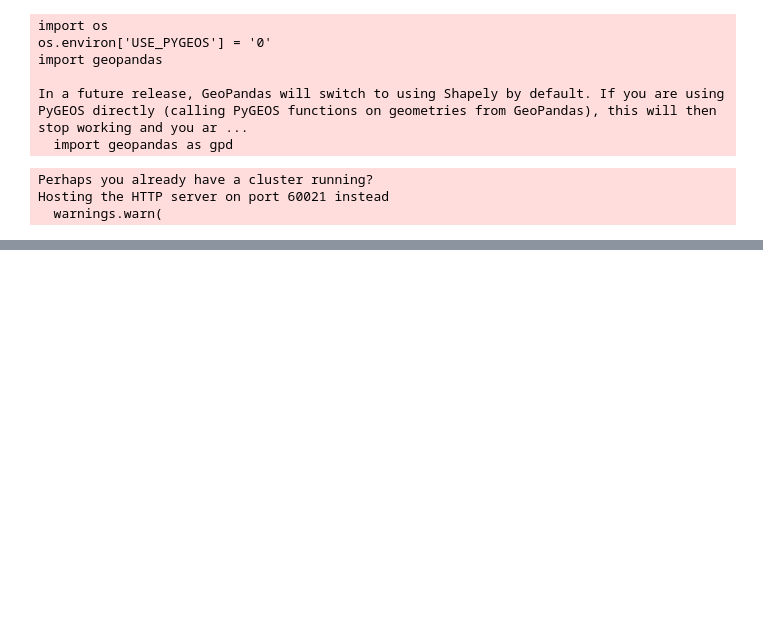
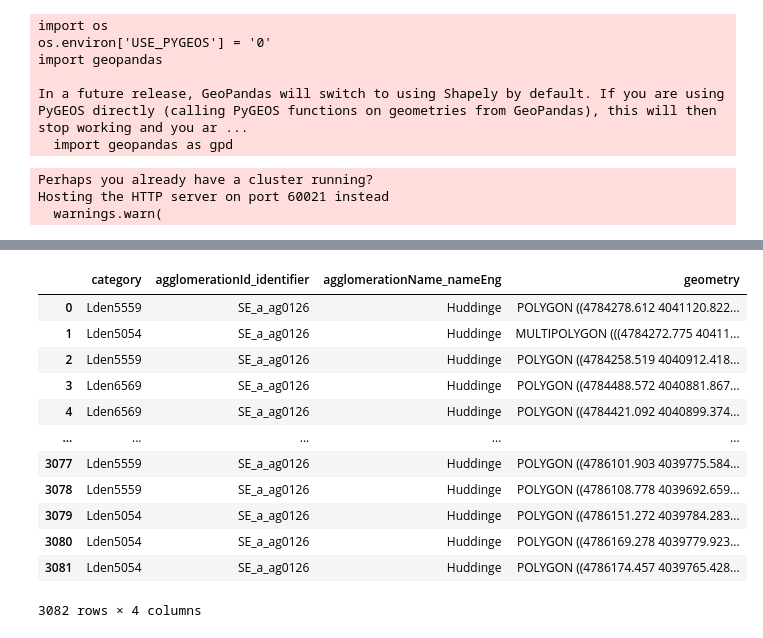
Before and after one commit to ubachr/GQA, a Jupyter notebook: example_usage_v2.ipynb, the cells around one changed output, grey strips where cells are left out. Drawn from its saved outputs; the diff is of its cells as text; code cells hidden in the pictures; blank space fills up the shorter version.

```diff
--- a/example_usage_v2.ipynb
+++ b/example_usage_v2.ipynb
@@ -309,3 +309,19 @@ print(agl_error_ls)
 SE-GEOSTAT21_018-SE_a_ag0126-Huddinge
 1 country for this urban centre
 ncm
+# %%
+ncm_agl
+# %% [output]
+|  | category | agglomerationId_identifier | agglomerationName_nameEng | geometry |
+| 0 | Lden5559 | SE_a_ag0126 | Huddinge | POLYGON ((4784278.612 4041120.822... |
+| 1 | Lden5054 | SE_a_ag0126 | Huddinge | MULTIPOLYGON (((4784272.775 40411... |
+| 2 | Lden5559 | SE_a_ag0126 | Huddinge | POLYGON ((4784258.519 4040912.418... |
+| 3 | Lden6569 | SE_a_ag0126 | Huddinge | POLYGON ((4784488.572 4040881.867... |
+| 4 | Lden6569 | SE_a_ag0126 | Huddinge | POLYGON ((4784421.092 4040899.374... |
+| ... | ... | ... | ... | ... |
+| 3077 | Lden5559 | SE_a_ag0126 | Huddinge | POLYGON ((4786101.903 4039775.584... |
+| 3078 | Lden5559 | SE_a_ag0126 | Huddinge | POLYGON ((4786108.778 4039692.659... |
+| 3079 | Lden5054 | SE_a_ag0126 | Huddinge | POLYGON ((4786151.272 4039784.283... |
+| 3080 | Lden5054 | SE_a_ag0126 | Huddinge | POLYGON ((4786169.278 4039779.923... |
+| 3081 | Lden5054 | SE_a_ag0126 | Huddinge | POLYGON ((4786174.457 4039765.428... |
+3082 rows × 4 columns
```
Also changed, not shown: parts of 7 cells of this notebook.
